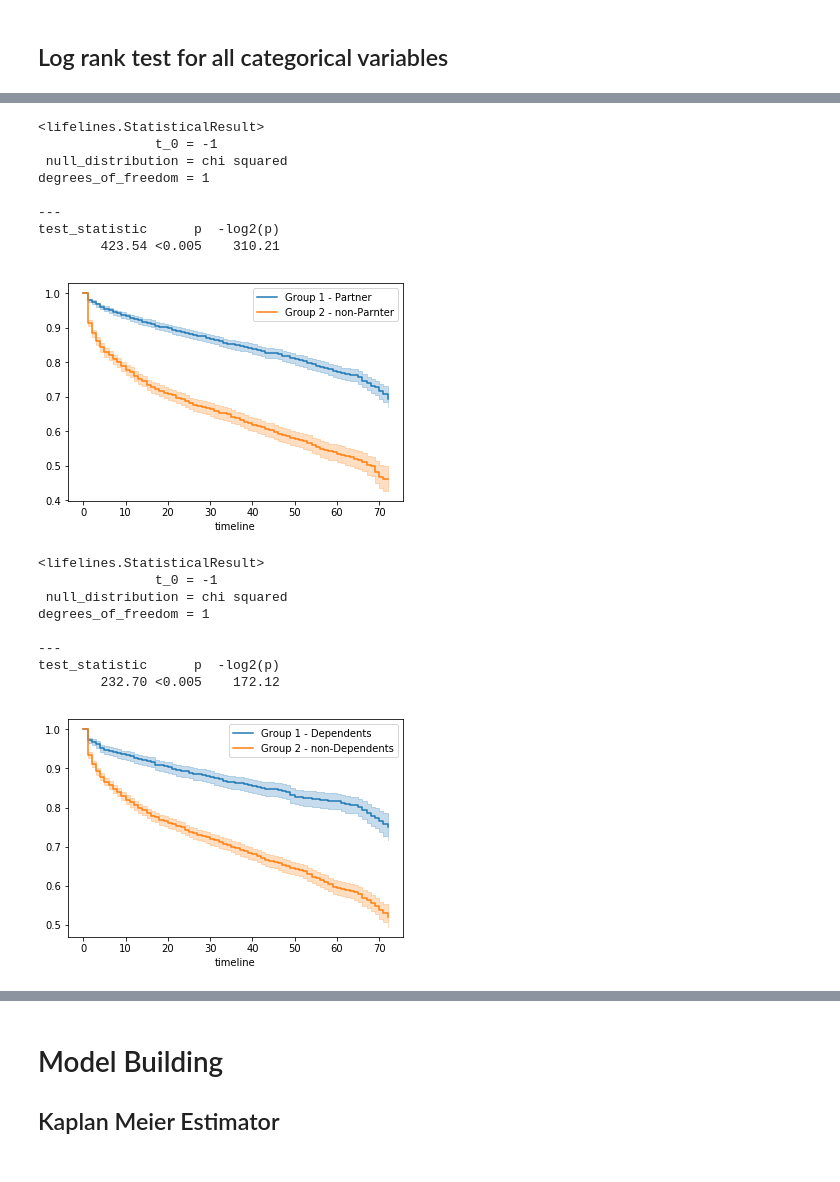
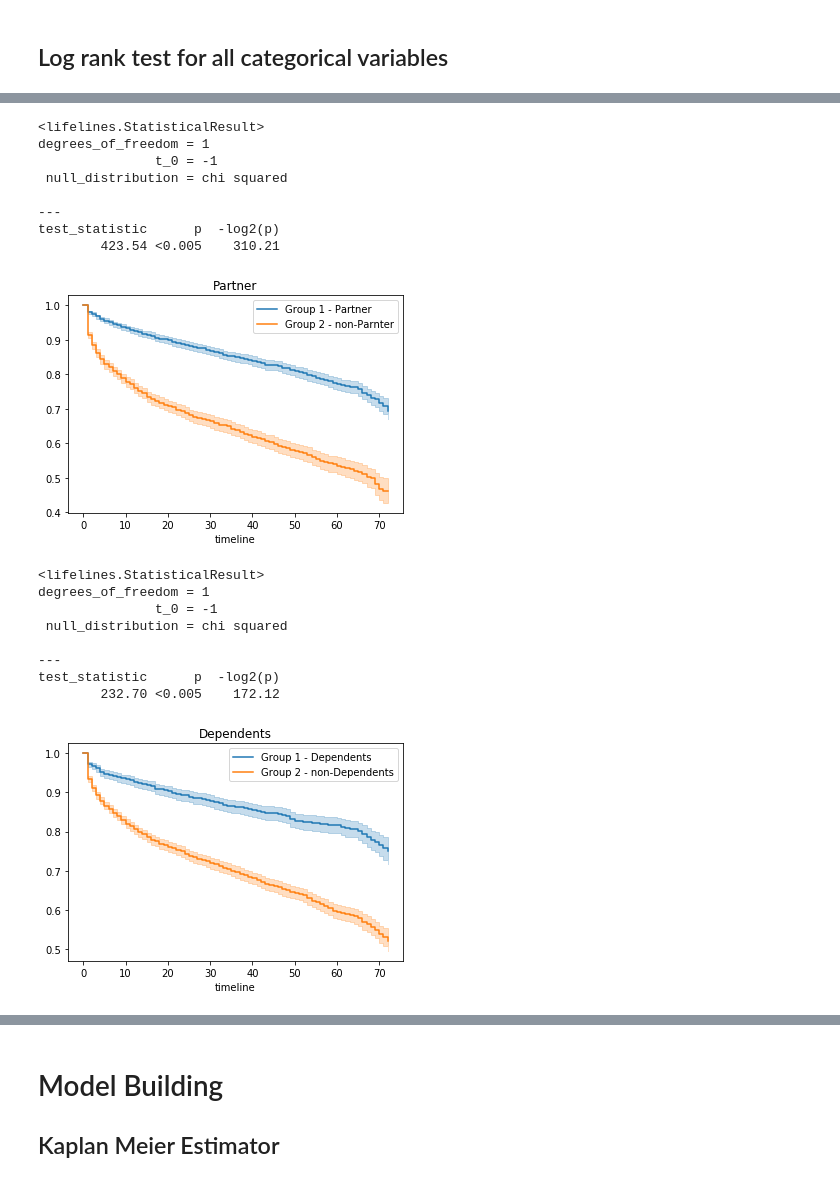
Before and after one commit to Steve-Yinjing-Song/survival_analysis, a Jupyter notebook: Capstone Project 1.ipynb, the cells around one changed output, grey strips where cells are left out. Cells and saved outputs as stored; diff of their text form; code cells hidden in the pictures.

```diff
--- a/Capstone Project 1.ipynb
+++ b/Capstone Project 1.ipynb
@@ -541,30 +551,31 @@ test_statistic      p  -log2(p)
 # %%
 # Partner
 group1 = df[df['Partner'] == 'Yes']
 group2 = df[df['Partner'] == 'No']
 T = group1['tenure']
 E = np.where(group1['Churn'] == 'Yes',1,0)
 T1 = group2['tenure']
 E1 = np.where(group2['Churn'] == 'Yes',1,0)
 
 kmf = KaplanMeierFitter()
 
 ax = plt.subplot(111)
 ax = kmf.fit(T, E, label="Group 1 - Partner").plot(ax=ax)
 ax = kmf.fit(T1, E1, label="Group 2 - non-Parnter").plot(ax=ax)
+ax.set_title('Partner')
 
 results=logrank_test(T,T1,event_observed_A=E, event_observed_B=E1)
 results.print_summary()
 # %% [output]
 <lifelines.StatisticalResult>
+degrees_of_freedom = 1
                t_0 = -1
  null_distribution = chi squared
-degrees_of_freedom = 1
 
 ---
 test_statistic      p  -log2(p)
         423.54 <0.005    310.21
-[figure, old version]
+[figure, new version]
 # %%
 #Dependents
 group1 = df[df['Dependents'] == 'Yes']
@@ -579,19 +590,20 @@ kmf = KaplanMeierFitter()
 ax = plt.subplot(111)
 ax = kmf.fit(T, E, label="Group 1 - Dependents").plot(ax=ax)
 ax = kmf.fit(T1, E1, label="Group 2 - non-Dependents").plot(ax=ax)
+ax.set_title('Dependents')
 
 results=logrank_test(T,T1,event_observed_A=E, event_observed_B=E1)
 results.print_summary()
 # %% [output]
 <lifelines.StatisticalResult>
+degrees_of_freedom = 1
                t_0 = -1
  null_distribution = chi squared
-degrees_of_freedom = 1
 
 ---
 test_statistic      p  -log2(p)
         232.70 <0.005    172.12
-[figure, old version]
+[figure, new version]
 # %%
 # PhoneService
 group1 = df[df['PhoneService'] == 'Yes']
```
Also changed, not shown: parts of 97 cells of this notebook.
